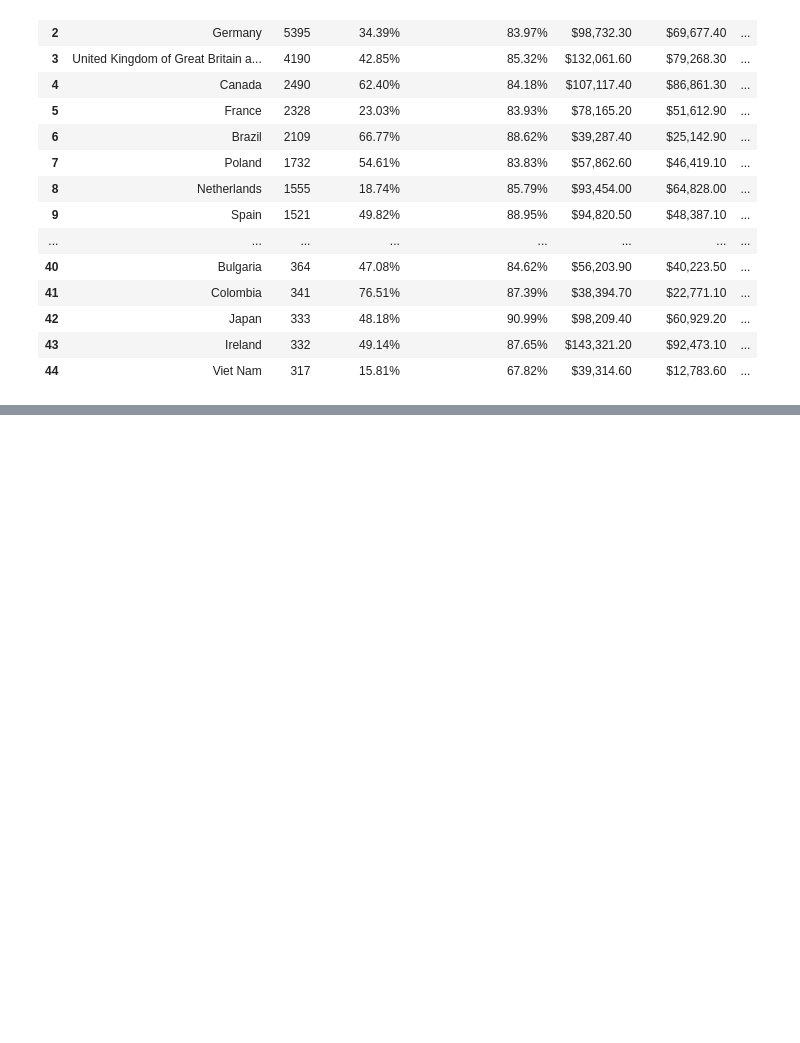
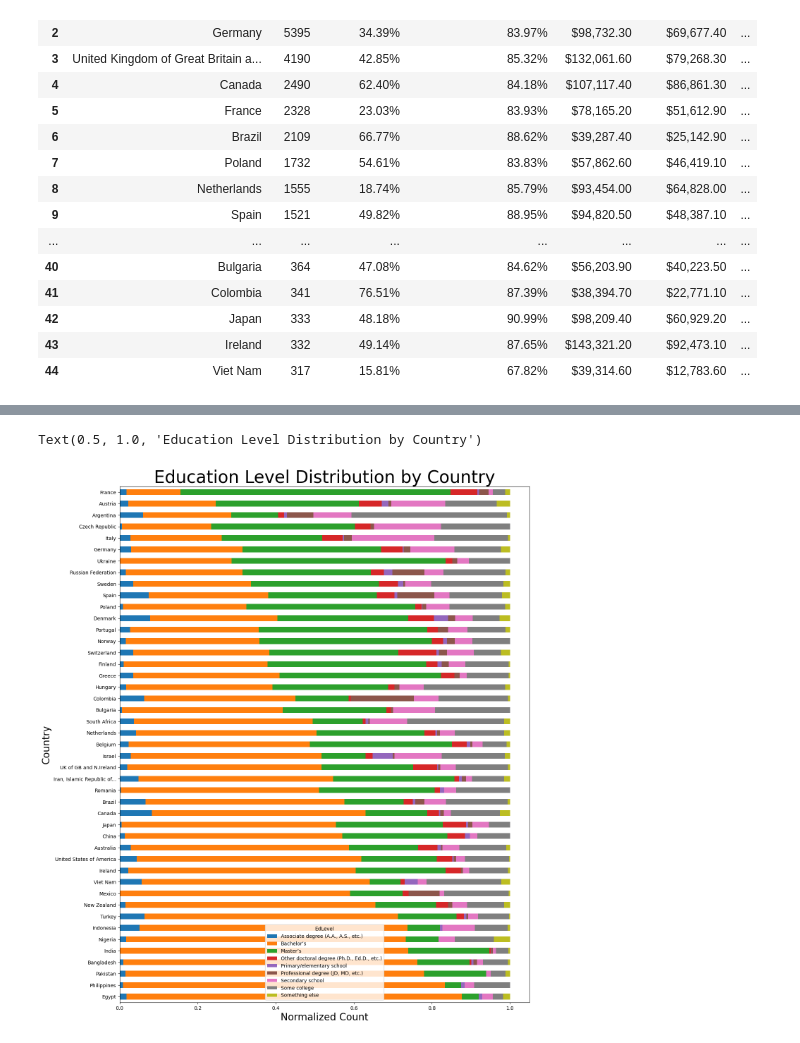
Before and after one commit to Adison-Fryman/SOF-survey-Analysis, a Jupyter notebook: Report on Stack Overflow Data from 2023.ipynb, the cells around one changed output, grey strips where cells are left out. Saved outputs shown, nothing was run; the diff lists cells and outputs as text; code cells hidden in the pictures; blank space fills up the shorter version.

```diff
--- a/Report on Stack Overflow Data from 2023.ipynb
+++ b/Report on Stack Overflow Data from 2023.ipynb
@@ -262,0 +369,61 @@ df_45
+# %%
+# Group by country:
+country_grp = df_whole_45.groupby(['Country'])
+
+# get percent of Education Level for each country
+country_grp['EdLevel'].value_counts(normalize = True)
+
+# Turn into a stacked bar chart
+
+# unstack series into a dataframe
+edlevel_counts = country_grp['EdLevel'].value_counts(normalize=True)
+edlevel_counts = edlevel_counts.unstack()
+
+# adjustments for athstetics
+edlevel_counts.rename(columns={'Secondary school (e.g. American high school, German Realschule or Gymnasium, etc.)' : 'Secondary school'}, inplace=True)
+edlevel_counts.rename(index={'United Kingdom of Great Britain and Northern Ireland': 'UK of GB and N.Ireland'}, inplace=True)
+#edlevel_counts = edlevel_counts.sort_index(ascending=False)
+#Sort the countries based on the size of the normalized "Bachelor's" column
+edlevel_counts = edlevel_counts.sort_values(by="Bachelor’s", ascending=False)
+
+#----OPTION TO ADJUST HOW YOU SEE FIT----- (uncomment out any '###' and re-run cell)
+# Sort the countries based on the size of the normalized "Associate degree (A.A., A.S., etc.)" column
+###edlevel_counts = edlevel_counts.sort_values(by='Associate degree (A.A., A.S., etc.)', ascending=False)
+
+# Sort the countries based on the size of the normalized "Bachelor’s" column
+###edlevel_counts = edlevel_counts.sort_values(by='Bachelor’s', ascending=False)
+
+# Sort the countries based on the size of the normalized "Master’s" column
+###edlevel_counts = edlevel_counts.sort_values(by='Master’s', ascending=False)
+
+# Sort the countries based on the size of the normalized "Other doctoral degree (Ph.D., Ed.D., etc.)" column
+###edlevel_counts = edlevel_counts.sort_values(by='Other doctoral degree (Ph.D., Ed.D., etc.)', ascending=False)
+
+# Sort the countries based on the size of the normalized "Primary/elementary school" column
+###edlevel_counts = edlevel_counts.sort_values(by='Primary/elementary school', ascending=False)
+
+# Sort the countries based on the size of the normalized "Professional degree (JD, MD, etc.)" column
+###edlevel_counts = edlevel_counts.sort_values(by='Professional degree (JD, MD, etc.)', ascending=False)
+
+# Sort the countries based on the size of the normalized "Secondary school" column
+###edlevel_counts = edlevel_counts.sort_values(by='Secondary school', ascending=False)
+
+# Sort the countries based on the size of the normalized "Some college" column
+###edlevel_counts = edlevel_counts.sort_values(by='Some college', ascending=False)
+
+
+
+
+# Plot the stacked bar chart with inverted axes and adjusted dimensions
+edlevel_counts.plot.barh(stacked=True, figsize=(15, 19))
+
+# Add labels and title
+plt.ylabel('Country', fontsize=20)
+plt.xlabel('Normalized Count', fontsize=20)
+plt.title('Education Level Distribution by Country', fontsize=35)
+
+# Display the chart
+##plt.show()
+# %% [output]
+Text(0.5, 1.0, 'Education Level Distribution by Country')
+[figure, added]
```
Also changed, not shown: parts of 12 cells of this notebook, 3 other files.
